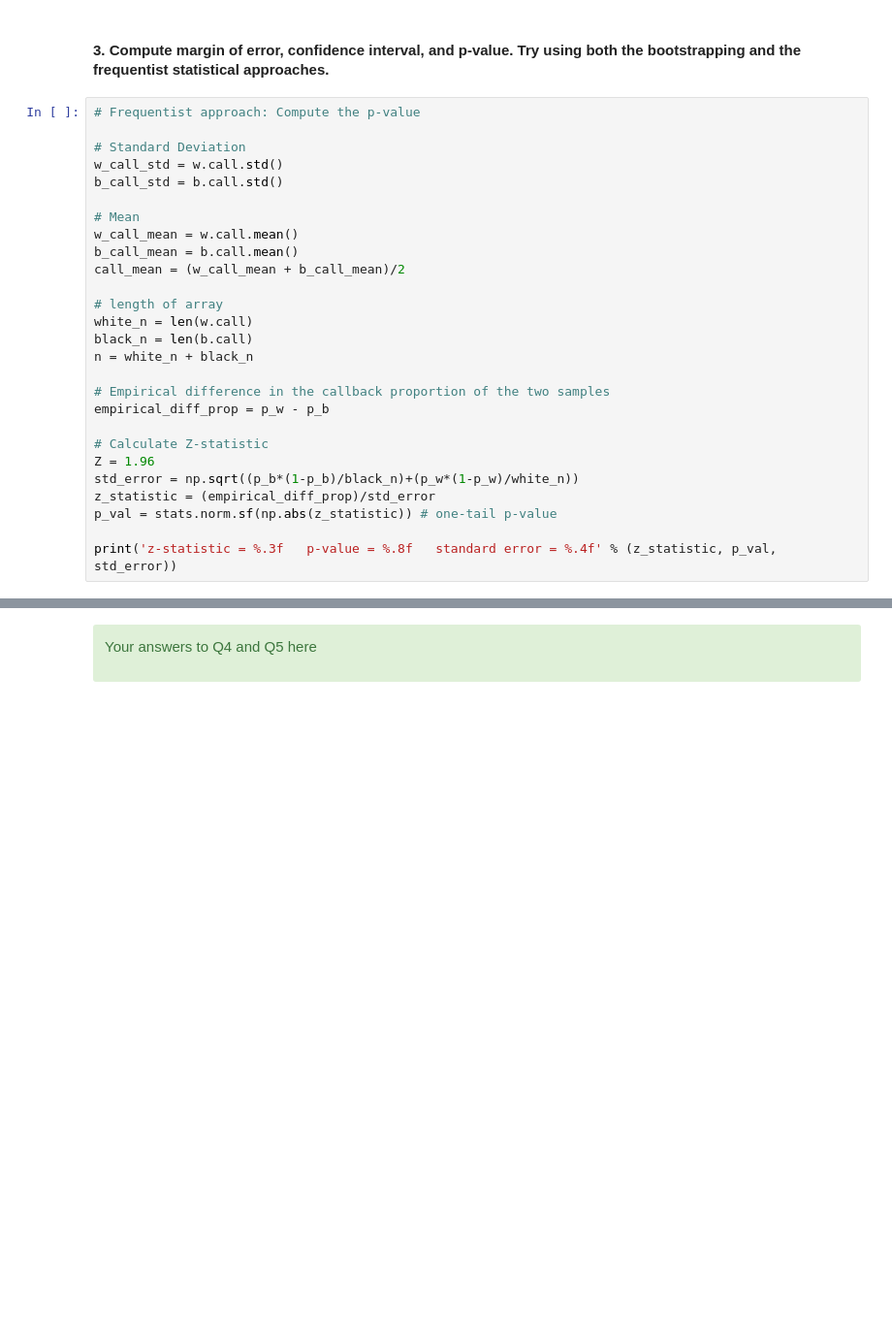
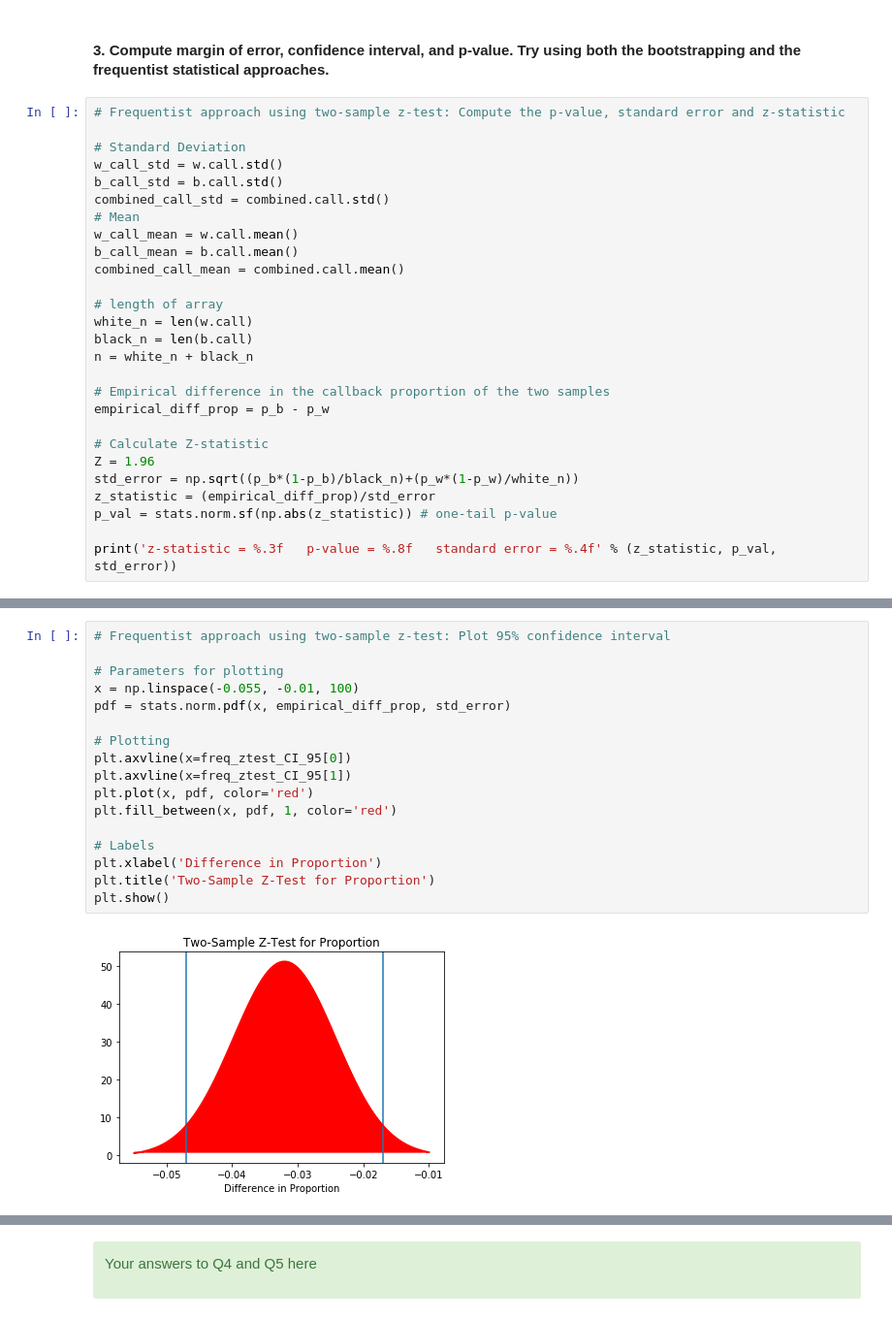
Before and after one commit to dtse91/Springboard, a Jupyter notebook: Exploratory Data Analysis/EDA_racial_discrimination/sliderule_dsi_inferential_statistics_exercise_2.ipynb, the cells around one changed output, grey strips where cells are left out. Shown at 97% size. Drawn from its saved outputs; the diff is of its cells as text; blank space fills up the shorter version.

```diff
--- a/Exploratory Data Analysis/EDA_racial_discrimination/sliderule_dsi_inferential_statistics_exercise_2.ipynb
+++ b/Exploratory Data Analysis/EDA_racial_discrimination/sliderule_dsi_inferential_statistics_exercise_2.ipynb
@@ -91,16 +106,16 @@ white callback rate = 0.097   black callback rate = 0.064  combined callback rat
 # %% [markdown]
 #### 3. Compute margin of error, confidence interval, and p-value. Try using both the bootstrapping and the frequentist statistical approaches.
 # %%
-# Frequentist approach: Compute the p-value
+# Frequentist approach using two-sample z-test: Compute the p-value, standard error and z-statistic
 
 # Standard Deviation
 w_call_std = w.call.std()
 b_call_std = b.call.std()
-
+combined_call_std = combined.call.std()
 # Mean
 w_call_mean = w.call.mean()
 b_call_mean = b.call.mean()
-call_mean = (w_call_mean + b_call_mean)/2
+combined_call_mean = combined.call.mean()
 
 # length of array
 white_n = len(w.call)
@@ -108,7 +123,7 @@ black_n = len(b.call)
 n = white_n + black_n
 
 # Empirical difference in the callback proportion of the two samples
-empirical_diff_prop = p_w - p_b
+empirical_diff_prop = p_b - p_w
 
 # Calculate Z-statistic
 Z = 1.96
@@ -132,3 +147,22 @@ print('95% Confidence Interval: = ({:2.3f}, {:2.3f})  Margin of error = {:.4f}'.
+# %%
+# Frequentist approach using two-sample z-test: Plot 95% confidence interval
+
+# Parameters for plotting
+x = np.linspace(-0.055, -0.01, 100)
+pdf = stats.norm.pdf(x, empirical_diff_prop, std_error)
+
+# Plotting
+plt.axvline(x=freq_ztest_CI_95[0])
+plt.axvline(x=freq_ztest_CI_95[1])
+plt.plot(x, pdf, color='red')
+plt.fill_between(x, pdf, 1, color='red')
+
+# Labels
+plt.xlabel('Difference in Proportion')
+plt.title('Two-Sample Z-Test for Proportion')
+plt.show()
+# %% [output]
+[figure, added]
 # %%
 # Perform a two-sample bootstrap hypothesis test
 
```
Also changed, not shown: parts of 12 cells of this notebook.
